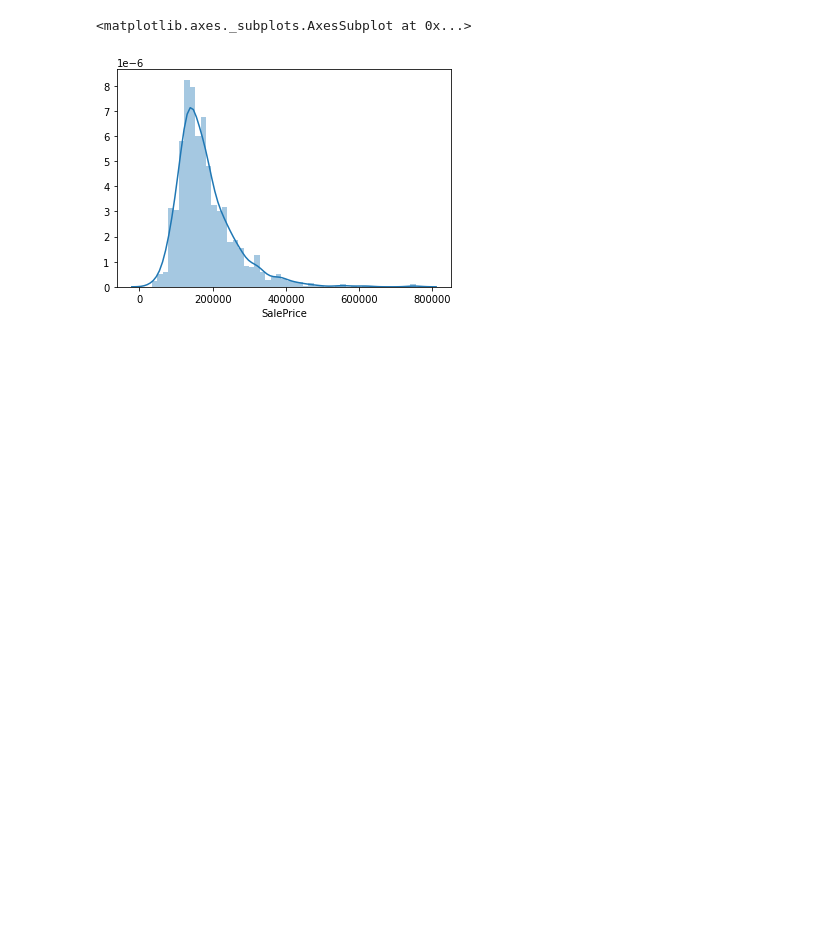
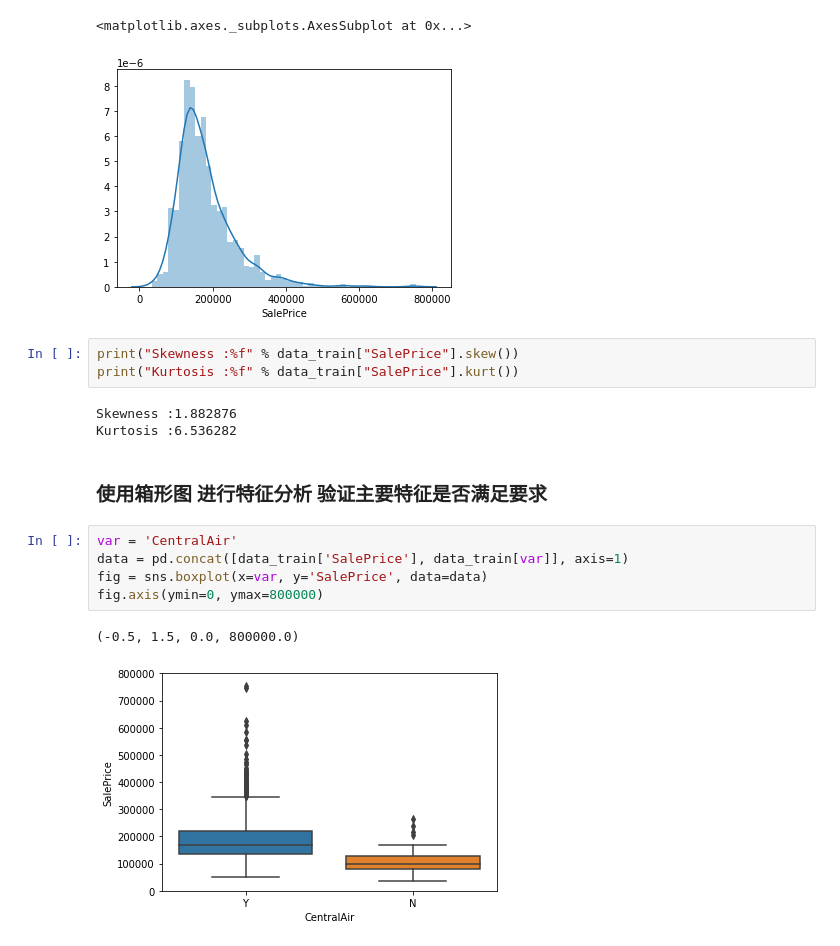
Before and after one commit to Okiii-lh/Kaggle_House_Price, a Jupyter notebook: data_analysis.ipynb, the cells around one changed output. Cells and saved outputs as stored; diff of their text form; blank space fills up the shorter version.

```diff
--- a/data_analysis.ipynb
+++ b/data_analysis.ipynb
@@ -80,3 +69,19 @@ sns.distplot(data_train['SalePrice'])
 # %% [output]
 <matplotlib.axes._subplots.AxesSubplot at 0x...>
 [figure]
+# %%
+print("Skewness :%f" % data_train["SalePrice"].skew())
+print("Kurtosis :%f" % data_train["SalePrice"].kurt())
+# %% [output]
+Skewness :1.882876
+Kurtosis :6.536282
+# %% [markdown]
+### 使用箱形图 进行特征分析 验证主要特征是否满足要求
+# %%
+var = 'CentralAir'
+data = pd.concat([data_train['SalePrice'], data_train[var]], axis=1)
+fig = sns.boxplot(x=var, y='SalePrice', data=data)
+fig.axis(ymin=0, ymax=800000)
+# %% [output]
+(-0.5, 1.5, 0.0, 800000.0)
+[figure, added]
```
Also changed, not shown: parts of 9 cells of this notebook.
